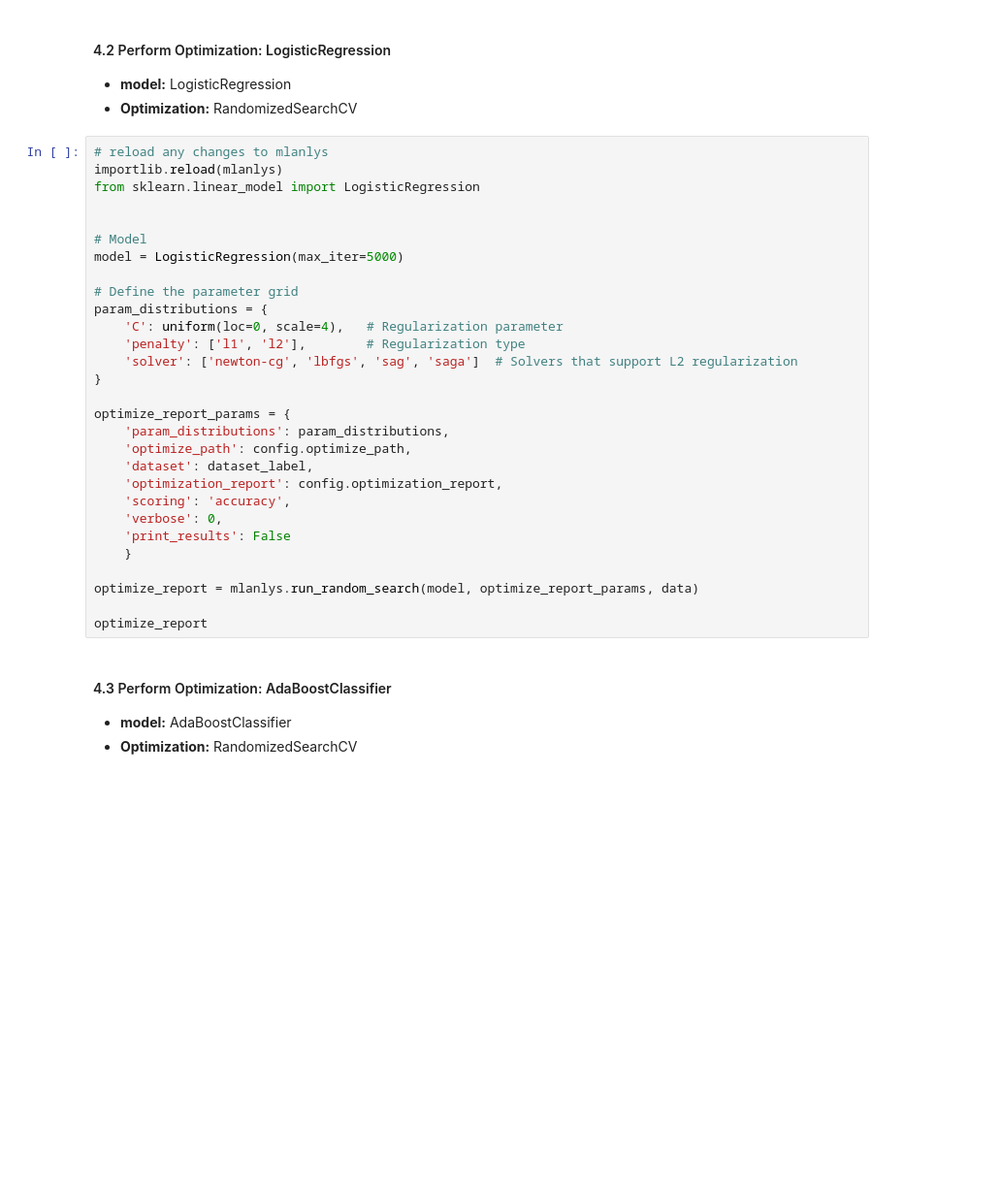
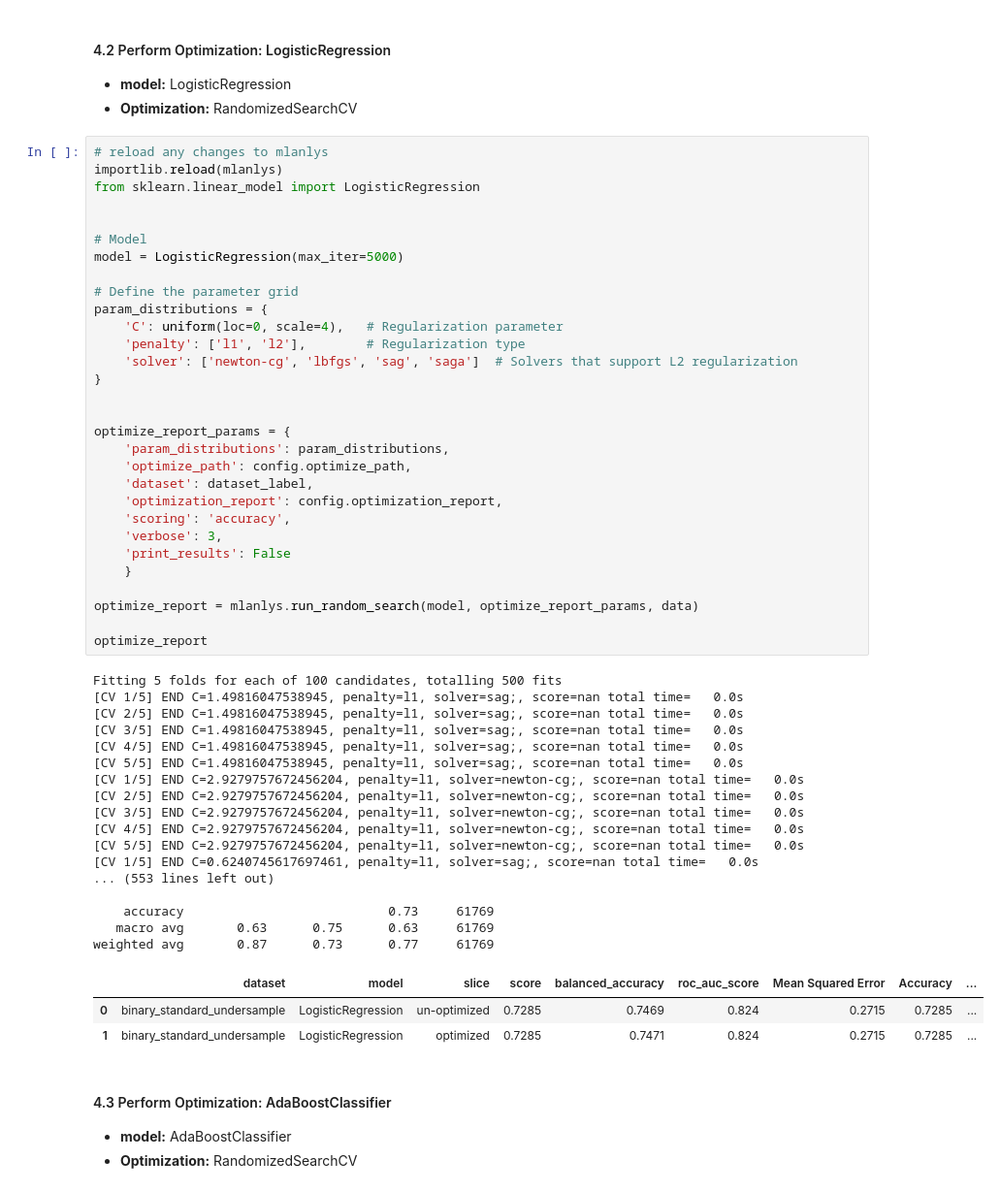
Before and after one commit to jflachman/DU-project-2, a Jupyter notebook: brfss_2021/4_data_analysis_optimization_1_binary_standardScaler.ipynb, the cells around one changed output. Shown: that part at 97% size. Cells and saved outputs as stored; diff of their text form; blank space fills up the shorter version.

```diff
--- a/brfss_2021/4_data_analysis_optimization_1_binary_standardScaler.ipynb
+++ b/brfss_2021/4_data_analysis_optimization_1_binary_standardScaler.ipynb
@@ -345,32 +378,54 @@ optimize_report
 # %%
 # reload any changes to mlanlys
 importlib.reload(mlanlys)
 from sklearn.linear_model import LogisticRegression
 
 
 # Model
 model = LogisticRegression(max_iter=5000)
 
 # Define the parameter grid
 param_distributions = {
     'C': uniform(loc=0, scale=4),   # Regularization parameter
     'penalty': ['l1', 'l2'],        # Regularization type
     'solver': ['newton-cg', 'lbfgs', 'sag', 'saga']  # Solvers that support L2 regularization
 }
 
+
 optimize_report_params = {
     'param_distributions': param_distributions,
     'optimize_path': config.optimize_path,
     'dataset': dataset_label,
     'optimization_report': config.optimization_report,
     'scoring': 'accuracy',
-    'verbose': 0,
+    'verbose': 3,
     'print_results': False
     }
 
 optimize_report = mlanlys.run_random_search(model, optimize_report_params, data)
 
 optimize_report
+# %% [output]
+Fitting 5 folds for each of 100 candidates, totalling 500 fits
+[CV 1/5] END C=1.49816047538945, penalty=l1, solver=sag;, score=nan total time=   0.0s
+[CV 2/5] END C=1.49816047538945, penalty=l1, solver=sag;, score=nan total time=   0.0s
+[CV 3/5] END C=1.49816047538945, penalty=l1, solver=sag;, score=nan total time=   0.0s
+[CV 4/5] END C=1.49816047538945, penalty=l1, solver=sag;, score=nan total time=   0.0s
+[CV 5/5] END C=1.49816047538945, penalty=l1, solver=sag;, score=nan total time=   0.0s
+[CV 1/5] END C=2.9279757672456204, penalty=l1, solver=newton-cg;, score=nan total time=   0.0s
+[CV 2/5] END C=2.9279757672456204, penalty=l1, solver=newton-cg;, score=nan total time=   0.0s
+[CV 3/5] END C=2.9279757672456204, penalty=l1, solver=newton-cg;, score=nan total time=   0.0s
+[CV 4/5] END C=2.9279757672456204, penalty=l1, solver=newton-cg;, score=nan total time=   0.0s
+[CV 5/5] END C=2.9279757672456204, penalty=l1, solver=newton-cg;, score=nan total time=   0.0s
+[CV 1/5] END C=0.6240745617697461, penalty=l1, solver=sag;, score=nan total time=   0.0s
+... (553 lines left out)
+
+    accuracy                           0.73     61769
+   macro avg       0.63      0.75      0.63     61769
+weighted avg       0.87      0.73      0.77     61769
+|  | dataset | model | slice | score | balanced_accuracy | roc_auc_score | Mean Squared Error | Accuracy | ... |
+| 0 | binary_standard_undersample | LogisticRegression | un-optimized | 0.7285 | 0.7469 | 0.824 | 0.2715 | 0.7285 | ... |
+| 1 | binary_standard_undersample | LogisticRegression | optimized | 0.7285 | 0.7471 | 0.824 | 0.2715 | 0.7285 | ... |
 # %% [markdown]
 #### 4.3 Perform Optimization: AdaBoostClassifier
 
```
Also changed, not shown: parts of 7 cells of this notebook, 8 other files.
